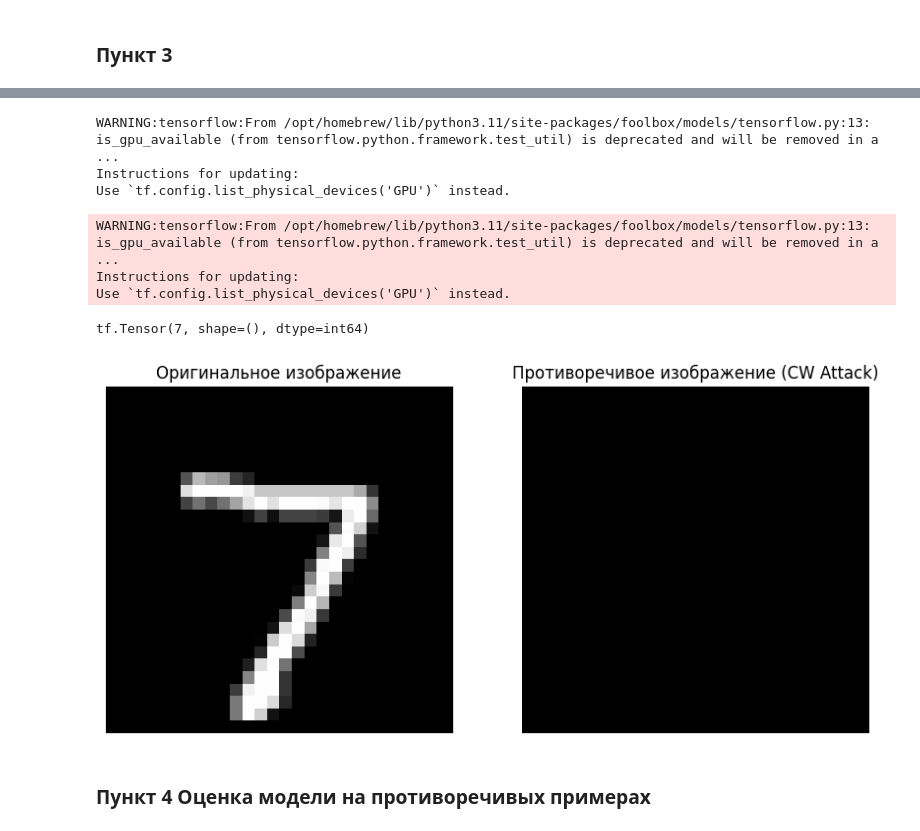
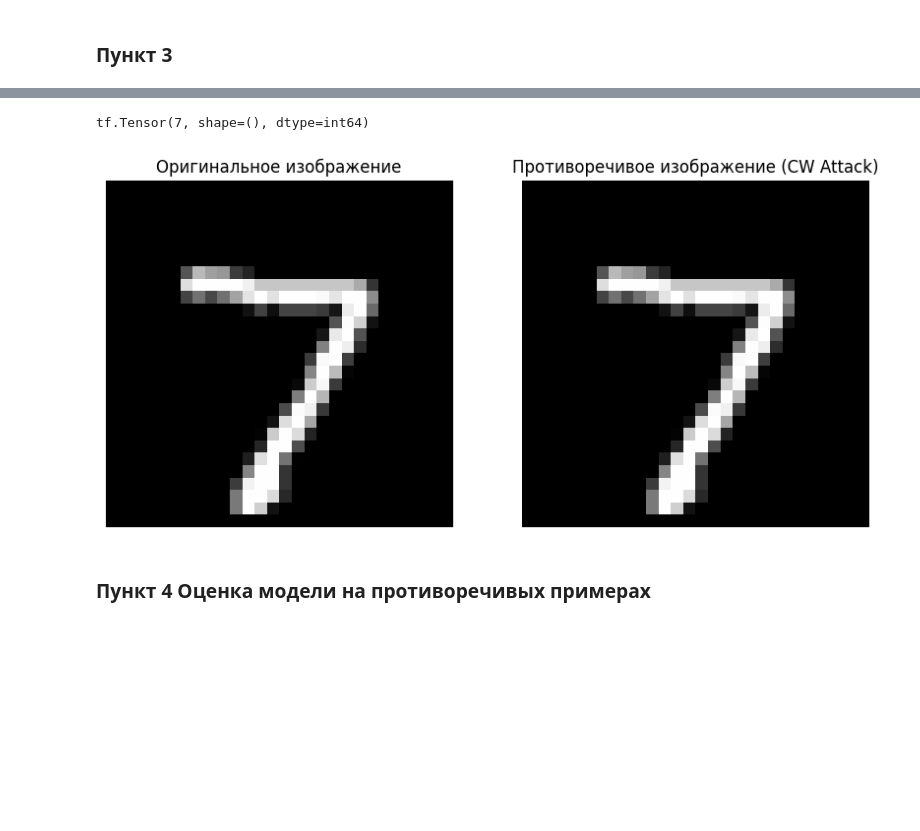
Before and after one commit to AJDragon01/AZSII, a Jupyter notebook: practica_3/practica3.ipynb, the cells around one changed output, grey strips where cells are left out. Cells and saved outputs as stored; diff of their text form; code cells hidden in the pictures; blank space fills up the shorter version.

```diff
--- a/practica_3/practica3.ipynb
+++ b/practica_3/practica3.ipynb
@@ -52,42 +60,39 @@ Note: you may need to restart the kernel to use updated packages.
 # %%
 import torch
 import torch.nn as nn
 import foolbox as fb
 import numpy as np
 import matplotlib.pyplot as plt
 import tensorflow as tf
 
-fmodel = fb.TensorFlowModel(model, bounds=(-1, 1))
+# Обратите внимание на смену диапазона bounds и нормализацию изображения
+fmodel = fb.TensorFlowModel(model, bounds=(0, 1))
 
-image = tf.convert_to_tensor(test_images[0], dtype=tf.float32)[None, ...]
+# Убедитесь, что изображение нормализовано в диапазоне [0, 1]
+image = tf.convert_to_tensor(test_images[0] / 255.0, dtype=tf.float32)[None, ...]
 label = np.argmax(test_labels[0])
 label = tf.convert_to_tensor(label, dtype=tf.int64)
 
-attack = fb.attacks.L2CarliniWagnerAttack(steps=3)
+# Увеличьте число шагов для атаки CW
+attack = fb.attacks.L2CarliniWagnerAttack(steps=50)
 print(label)
-advs, _, success = attack(fmodel, image, label[None], epsilons=0.01)
+advs, _, success = attack(fmodel, image, label[None], epsilons=0.1)
 
 plt.figure(figsize=(10, 5))
 plt.subplot(1, 2, 1)
 plt.title("Оригинальное изображение")
 plt.imshow(image[0].numpy(), cmap="gray")
 plt.axis('off')
 
 plt.subplot(1, 2, 2)
 plt.title("Противоречивое изображение (CW Attack)")
 plt.imshow(advs[0].numpy(), cmap="gray")
 plt.axis('off')
 
 plt.show()
 # %% [output]
-WARNING:tensorflow:From /opt/homebrew/lib/python3.11/site-packages/foolbox/models/tensorflow.py:13: is_gpu_available (from tensorflow.python.framework.test_util) is deprecated and will be removed in a ...
-Instructions for updating:
-Use `tf.config.list_physical_devices('GPU')` instead.
+tf.Tensor(7, shape=(), dtype=int64)
-WARNING:tensorflow:From /opt/homebrew/lib/python3.11/site-packages/foolbox/models/tensorflow.py:13: is_gpu_available (from tensorflow.python.framework.test_util) is deprecated and will be removed in a ...
-Instructions for updating:
-Use `tf.config.list_physical_devices('GPU')` instead.
-tf.Tensor(7, shape=(), dtype=int64)
-[figure, old version]
+[figure, new version]
 # %% [markdown]
 ### Пункт 4 Оценка модели на противоречивых примерах
 # %%
```
Also changed, not shown: parts of 4 cells of this notebook, 1 other file.
